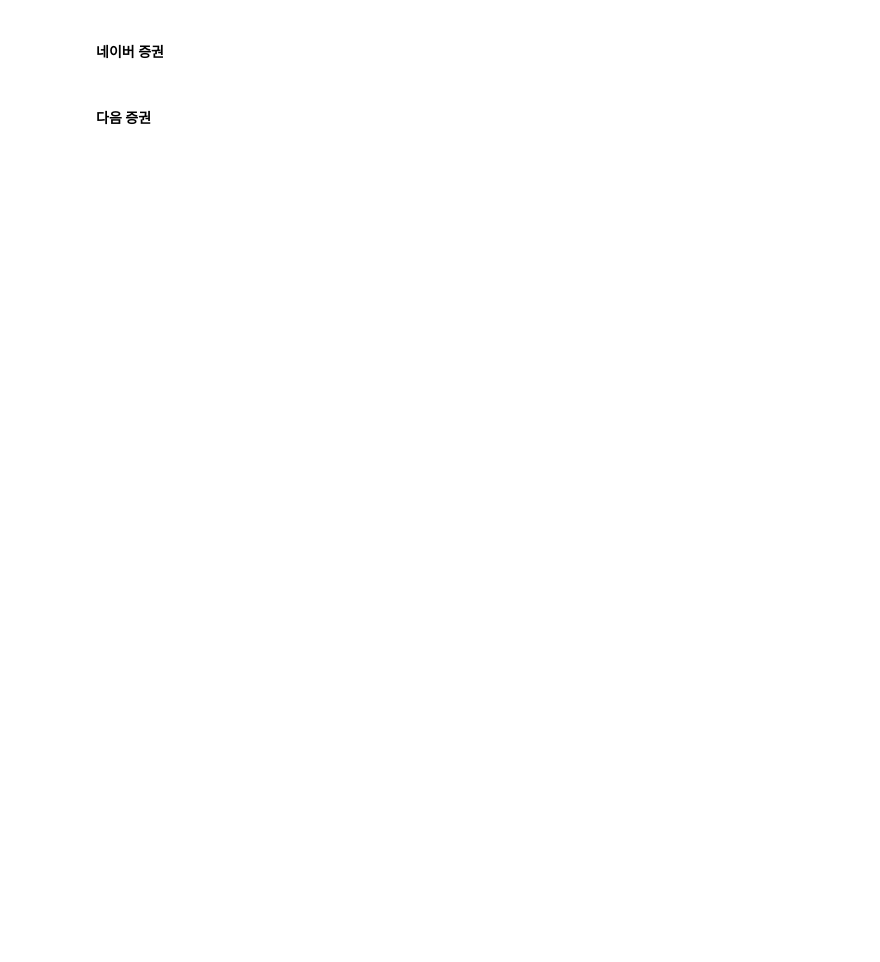
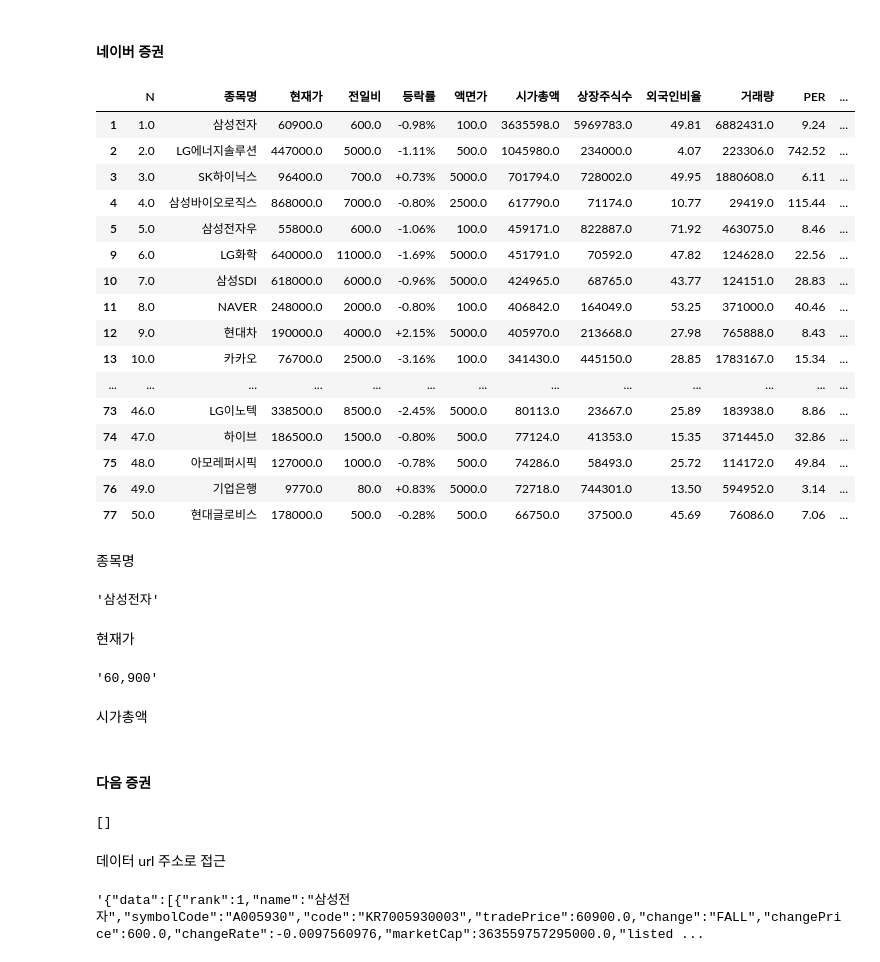
Before and after one commit to Eunseo23/Big-Data, a Jupyter notebook: bigdata1/day05.ipynb, the cells around one changed output. Saved outputs shown, nothing was run; the diff lists cells and outputs as text; code cells hidden in the pictures; blank space fills up the shorter version.

```diff
--- a/bigdata1/day05.ipynb
+++ b/bigdata1/day05.ipynb
@@ -724,2 +843,44 @@ news.to_sql(
 # %% [markdown]
 #### 네이버 증권
+# %%
+pd.read_html('https://finance.naver.com/sise/sise_market_sum.naver', encoding='cp949')[1].dropna(subset = ['종목명'])
+# %% [output]
+|  | N | 종목명 | 현재가 | 전일비 | 등락률 | 액면가 | 시가총액 | 상장주식수 | 외국인비율 | 거래량 | PER | ... |
+| 1 | 1.0 | 삼성전자 | 60900.0 | 600.0 | -0.98% | 100.0 | 3635598.0 | 5969783.0 | 49.81 | 6882431.0 | 9.24 | ... |
+| 2 | 2.0 | LG에너지솔루션 | 447000.0 | 5000.0 | -1.11% | 500.0 | 1045980.0 | 234000.0 | 4.07 | 223306.0 | 742.52 | ... |
+| 3 | 3.0 | SK하이닉스 | 96400.0 | 700.0 | +0.73% | 5000.0 | 701794.0 | 728002.0 | 49.95 | 1880608.0 | 6.11 | ... |
+| 4 | 4.0 | 삼성바이오로직스 | 868000.0 | 7000.0 | -0.80% | 2500.0 | 617790.0 | 71174.0 | 10.77 | 29419.0 | 115.44 | ... |
+| 5 | 5.0 | 삼성전자우 | 55800.0 | 600.0 | -1.06% | 100.0 | 459171.0 | 822887.0 | 71.92 | 463075.0 | 8.46 | ... |
+| 9 | 6.0 | LG화학 | 640000.0 | 11000.0 | -1.69% | 5000.0 | 451791.0 | 70592.0 | 47.82 | 124628.0 | 22.56 | ... |
+| 10 | 7.0 | 삼성SDI | 618000.0 | 6000.0 | -0.96% | 5000.0 | 424965.0 | 68765.0 | 43.77 | 124151.0 | 28.83 | ... |
+| 11 | 8.0 | NAVER | 248000.0 | 2000.0 | -0.80% | 100.0 | 406842.0 | 164049.0 | 53.25 | 371000.0 | 40.46 | ... |
+| 12 | 9.0 | 현대차 | 190000.0 | 4000.0 | +2.15% | 5000.0 | 405970.0 | 213668.0 | 27.98 | 765888.0 | 8.43 | ... |
+| 13 | 10.0 | 카카오 | 76700.0 | 2500.0 | -3.16% | 100.0 | 341430.0 | 445150.0 | 28.85 | 1783167.0 | 15.34 | ... |
+| ... | ... | ... | ... | ... | ... | ... | ... | ... | ... | ... | ... | ... |
+| 73 | 46.0 | LG이노텍 | 338500.0 | 8500.0 | -2.45% | 5000.0 | 80113.0 | 23667.0 | 25.89 | 183938.0 | 8.86 | ... |
+| 74 | 47.0 | 하이브 | 186500.0 | 1500.0 | -0.80% | 500.0 | 77124.0 | 41353.0 | 15.35 | 371445.0 | 32.86 | ... |
+| 75 | 48.0 | 아모레퍼시픽 | 127000.0 | 1000.0 | -0.78% | 500.0 | 74286.0 | 58493.0 | 25.72 | 114172.0 | 49.84 | ... |
+| 76 | 49.0 | 기업은행 | 9770.0 | 80.0 | +0.83% | 5000.0 | 72718.0 | 744301.0 | 13.50 | 594952.0 | 3.14 | ... |
+| 77 | 50.0 | 현대글로비스 | 178000.0 | 500.0 | -0.28% | 500.0 | 66750.0 | 37500.0 | 45.69 | 76086.0 | 7.06 | ... |
+# %% [markdown]
+종목명
+# %%
+response = requests.get(
+    'https://finance.naver.com/item/main.naver?code=005930',
+    headers = {'User-Agent': 'Mozilla 5.0'})
+bs = BeautifulSoup(response.text, 'lxml')
+bs.select('div > h2 > a')[0].text
+# %% [output]
+'삼성전자'
+# %% [markdown]
+현재가
+# %%
+response = requests.get(
+    'https://finance.naver.com/item/main.naver?code=005930',
+    headers = {'User-Agent': 'Mozilla 5.0'})
+bs = BeautifulSoup(response.text, 'lxml')
+bs.select('div > p > em >span')[0].text
+# %% [output]
+'60,900'
+# %% [markdown]
+시가총액
@@ -726,2 +895,11 @@ news.to_sql(
 # %% [markdown]
 #### 다음 증권
+# %%
+response = requests.get('https://finance.daum.net/api/trend/market_capitalization?page=1&perPage=30&fieldName=marketCap&order=desc&market=KOSPI&pagination=true',
+    headers = {'User-Agent': 'Mozilla 5.0'})
+bs = BeautifulSoup(response.text, 'lxml')
+bs.select('div')
+# %% [output]
+[]
+# %% [markdown]
+데이터 url 주소로 접근
@@ -727,0 +908,9 @@ news.to_sql(
+# %%
+response = requests.get('https://finance.daum.net/api/trend/market_capitalization?page=1&perPage=30&fieldName=marketCap&order=desc&market=KOSPI&pagination=true',
+    headers ={'User-Agent': 'Mozilla/5.0',
+    'referer' : 'https://finance.daum.net/domestic/market_cap'})
+
+bs = BeautifulSoup(response.text, 'lxml')
+bs.text
+# %% [output]
+'{"data":[{"rank":1,"name":"삼성전자","symbolCode":"A005930","code":"KR7005930003","tradePrice":60900.0,"change":"FALL","changePrice":600.0,"changeRate":-0.0097560976,"marketCap":363559757295000.0,"listed ...
```
Also changed, not shown: parts of 31 cells of this notebook.
